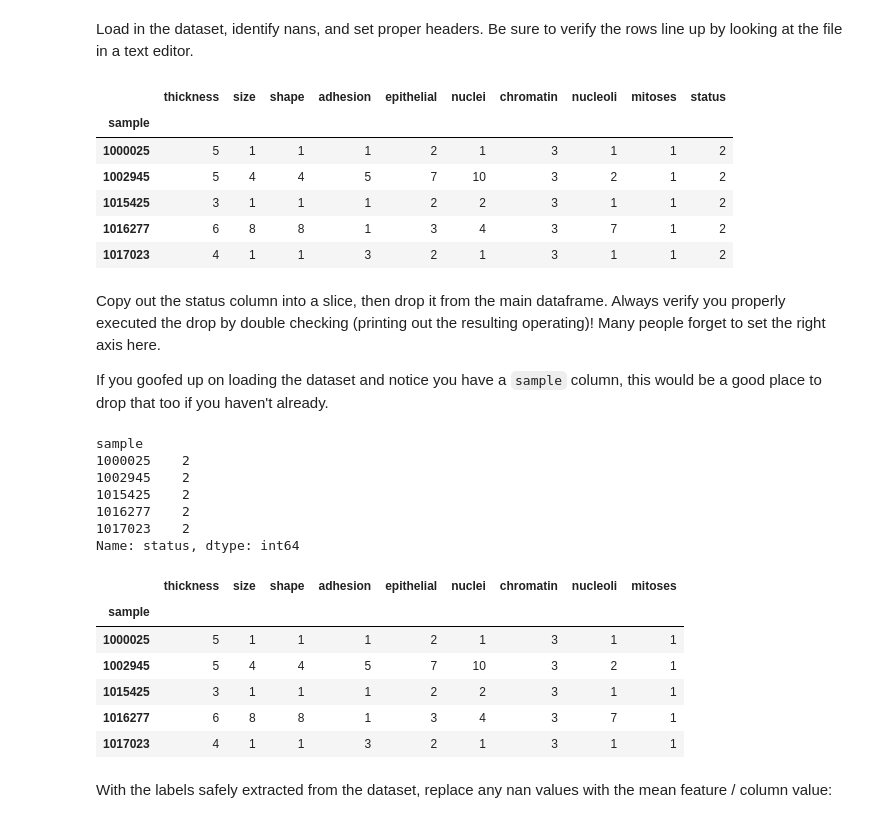
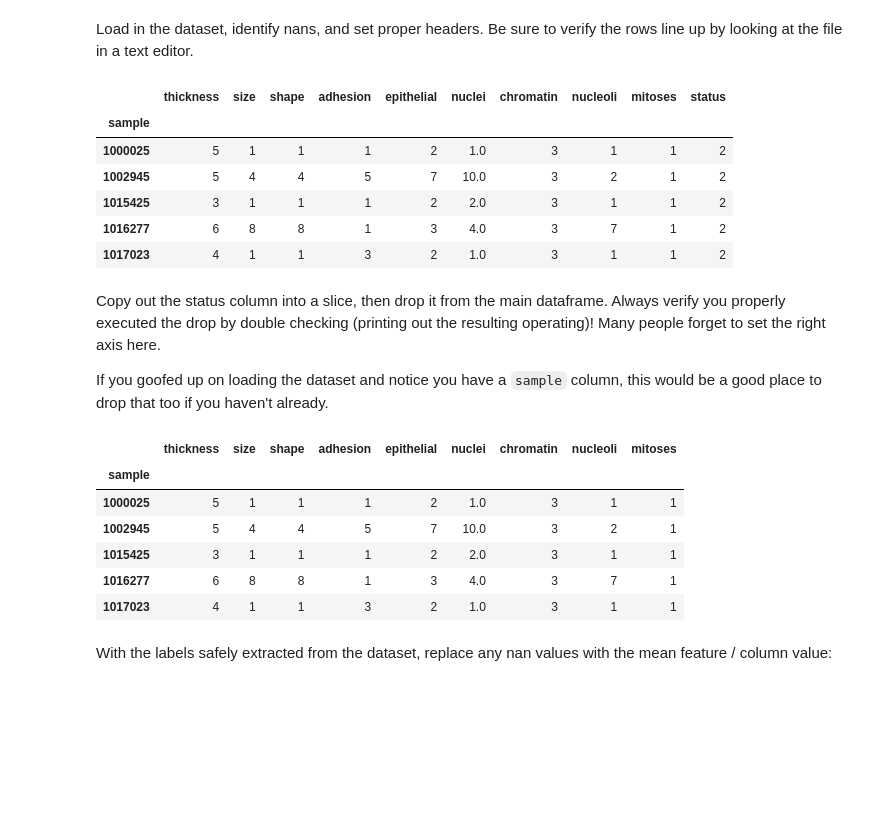
Before and after one commit to sandertan/DAT210x, a Jupyter notebook: Module5/Module5 - Lab7.ipynb, the cells around one changed output. Cells and saved outputs as stored; diff of their text form; code cells hidden in the pictures; blank space fills up the shorter version.

```diff
--- a/Module5/Module5 - Lab7.ipynb
+++ b/Module5/Module5 - Lab7.ipynb
@@ -10,9 +10,19 @@ import scipy.io
 
 from mpl_toolkits.mplot3d import Axes3D
 import matplotlib.pyplot as plt
-
+import matplotlib
 matplotlib.style.use('ggplot') # Look Pretty
 
+from sklearn import datasets, linear_model
+from sklearn.model_selection import train_test_split
+from sklearn.preprocessing import Normalizer
+from sklearn.neighbors import KNeighborsClassifier
+from sklearn.decomposition import PCA
+from sklearn.manifold import Isomap
+import sklearn
 
 # Leave this alone until indicated:
 Test_PCA = False
+
+pd.options.display.max_columns = None
+pd.options.display.max_rows = None
@@ -72,43 +80,35 @@ def plotDecisionBoundary(model, X, y):
 # %% [markdown]
 Load in the dataset, identify nans, and set proper headers. Be sure to verify the rows line up by looking at the file in a text editor.
 # %%
-cancer_data = pd.read_csv('../Module5/Datasets/breast-cancer-wisconsin.data', header = None)
+cancer_data = pd.read_csv('../Module5/Datasets/breast-cancer-wisconsin.data', header = None, na_values='?')
 cancer_data.columns = ['sample', 'thickness', 'size', 'shape', 'adhesion', 'epithelial', 'nuclei', 'chromatin', 'nucleoli', 'mitoses', 'status']
 cancer_data.set_index('sample', inplace=True)
 cancer_data[0:5]
 # %% [output]
 |  | thickness | size | shape | adhesion | epithelial | nuclei | chromatin | nucleoli | mitoses | status |
 | sample |  |  |  |  |  |  |  |  |  |  |
-| 1000025 | 5 | 1 | 1 | 1 | 2 | 1 | 3 | 1 | 1 | 2 |
-| 1002945 | 5 | 4 | 4 | 5 | 7 | 10 | 3 | 2 | 1 | 2 |
-| 1015425 | 3 | 1 | 1 | 1 | 2 | 2 | 3 | 1 | 1 | 2 |
-| 1016277 | 6 | 8 | 8 | 1 | 3 | 4 | 3 | 7 | 1 | 2 |
-| 1017023 | 4 | 1 | 1 | 3 | 2 | 1 | 3 | 1 | 1 | 2 |
+| 1000025 | 5 | 1 | 1 | 1 | 2 | 1.0 | 3 | 1 | 1 | 2 |
+| 1002945 | 5 | 4 | 4 | 5 | 7 | 10.0 | 3 | 2 | 1 | 2 |
+| 1015425 | 3 | 1 | 1 | 1 | 2 | 2.0 | 3 | 1 | 1 | 2 |
+| 1016277 | 6 | 8 | 8 | 1 | 3 | 4.0 | 3 | 7 | 1 | 2 |
+| 1017023 | 4 | 1 | 1 | 3 | 2 | 1.0 | 3 | 1 | 1 | 2 |
 # %% [markdown]
 Copy out the status column into a slice, then drop it from the main dataframe. Always verify you properly executed the drop by double checking (printing out the resulting operating)! Many people forget to set the right axis here.
 
 If you goofed up on loading the dataset and notice you have a `sample` column, this would be a good place to drop that too if you haven't already.
 # %%
 status = cancer_data['status'].copy()
-status[0:5]
+cancer_data.drop(['status'], inplace=True, axis=1)
+cancer_data.isna().sum()
+cancer_data.fillna(cancer_data.mean(), inplace=True)
+cancer_data[0:5]
 # %% [output]
-sample
-1000025    2
-1002945    2
-1015425    2
-1016277    2
-1017023    2
-Name: status, dtype: int64
+|  | thickness | size | shape | adhesion | epithelial | nuclei | chromatin | nucleoli | mitoses |
+| sample |  |  |  |  |  |  |  |  |  |
+| 1000025 | 5 | 1 | 1 | 1 | 2 | 1.0 | 3 | 1 | 1 |
+| 1002945 | 5 | 4 | 4 | 5 | 7 | 10.0 | 3 | 2 | 1 |
+| 1015425 | 3 | 1 | 1 | 1 | 2 | 2.0 | 3 | 1 | 1 |
+| 1016277 | 6 | 8 | 8 | 1 | 3 | 4.0 | 3 | 7 | 1 |
+| 1017023 | 4 | 1 | 1 | 3 | 2 | 1.0 | 3 | 1 | 1 |
-# %%
-cancer_data.drop(['status'], inplace=True, axis=1)
-cancer_data[0:5]
-# %% [output]
-|  | thickness | size | shape | adhesion | epithelial | nuclei | chromatin | nucleoli | mitoses |
-| sample |  |  |  |  |  |  |  |  |  |
-| 1000025 | 5 | 1 | 1 | 1 | 2 | 1 | 3 | 1 | 1 |
-| 1002945 | 5 | 4 | 4 | 5 | 7 | 10 | 3 | 2 | 1 |
-| 1015425 | 3 | 1 | 1 | 1 | 2 | 2 | 3 | 1 | 1 |
-| 1016277 | 6 | 8 | 8 | 1 | 3 | 4 | 3 | 7 | 1 |
-| 1017023 | 4 | 1 | 1 | 3 | 2 | 1 | 3 | 1 | 1 |
 # %% [markdown]
 With the labels safely extracted from the dataset, replace any nan values with the mean feature / column value:
```
Also changed, not shown: parts of 18 cells of this notebook.
